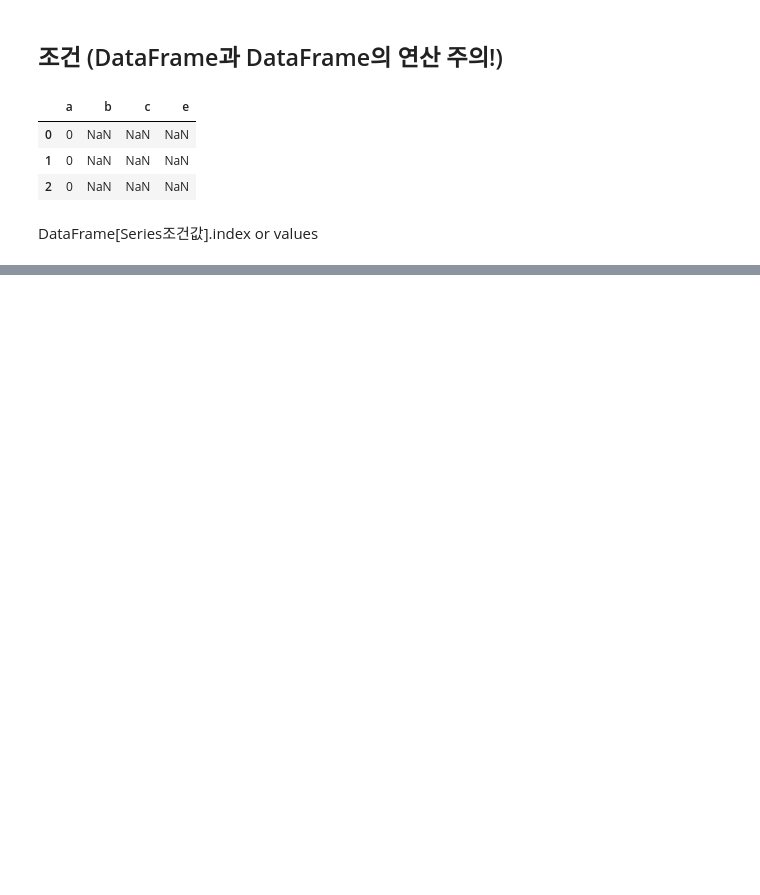
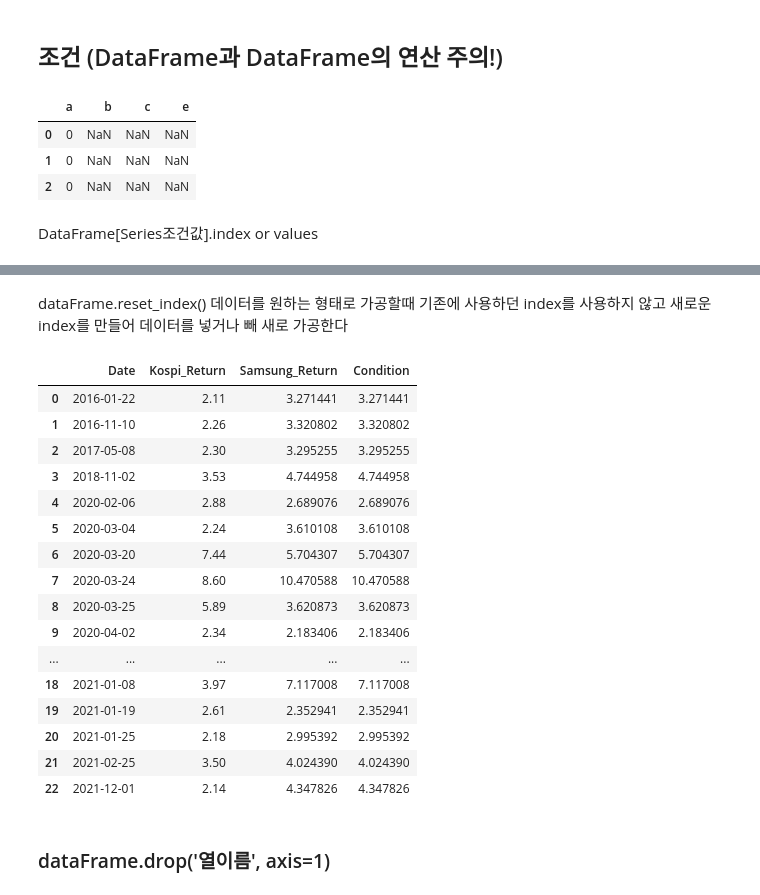
Before and after one commit to DavidEugen/study.python.start, a Jupyter notebook: pandas/03_DataFrame.ipynb, the cells around one changed output, grey strips where cells are left out. Cells and saved outputs as stored; diff of their text form; code cells hidden in the pictures; blank space fills up the shorter version.

```diff
--- a/pandas/03_DataFrame.ipynb
+++ b/pandas/03_DataFrame.ipynb
@@ -1360,0 +1539,2 @@ FileNotFoundError: [Errno 2] No such file or directory: 'samsung_kospi_excel.xls
+# %%
+pd.set_option('display.max_rows', None)
@@ -1360,0 +1586,3 @@ FileNotFoundError: [Errno 2] No such file or directory: 'samsung_kospi_excel.xls
+# %%
+df['Condition'] = np.where(((df['Kospi_Return'] >=2) & (df['Samsung_Return']>=2)), df['Samsung_Return'], np.nan)
+df['Condition'] # 조건에 해당하는 series 생성
@@ -1360,0 +1644,7 @@ FileNotFoundError: [Errno 2] No such file or directory: 'samsung_kospi_excel.xls
+# %%
+df_samsung = pd.read_excel('samsung_kospi_excel.xlsx', sheet_name = 'samsung', index_col = 0)
+
+df_kospi = pd.read_excel('samsung_kospi_excel.xlsx', sheet_name = 'kospi', index_col = 0)
+
+df['Condition'] = np.where(((df['Kospi_Return'] >=2) & (df['Samsung_Return']>=2)), df['Samsung_Return'], np.nan)
+df
@@ -1360,0 +1670,4 @@ FileNotFoundError: [Errno 2] No such file or directory: 'samsung_kospi_excel.xls
+# %%
+df_result = df.dropna() # Nan을 날린다
+
+df_result
@@ -1360,0 +1693,25 @@ FileNotFoundError: [Errno 2] No such file or directory: 'samsung_kospi_excel.xls
+# %% [markdown]
+dataFrame.reset_index() 데이터를 원하는 형태로 가공할때 기존에 사용하던 index를 사용하지 않고 새로운 index를 만들어 데이터를 넣거나 빼 새로 가공한다
+# %%
+df_reset = df_result.reset_index()
+df_reset
+# %% [output]
+|  | Date | Kospi_Return | Samsung_Return | Condition |
+| 0 | 2016-01-22 | 2.11 | 3.271441 | 3.271441 |
+| 1 | 2016-11-10 | 2.26 | 3.320802 | 3.320802 |
+| 2 | 2017-05-08 | 2.30 | 3.295255 | 3.295255 |
+| 3 | 2018-11-02 | 3.53 | 4.744958 | 4.744958 |
+| 4 | 2020-02-06 | 2.88 | 2.689076 | 2.689076 |
+| 5 | 2020-03-04 | 2.24 | 3.610108 | 3.610108 |
+| 6 | 2020-03-20 | 7.44 | 5.704307 | 5.704307 |
+| 7 | 2020-03-24 | 8.60 | 10.470588 | 10.470588 |
+| 8 | 2020-03-25 | 5.89 | 3.620873 | 3.620873 |
+| 9 | 2020-04-02 | 2.34 | 2.183406 | 2.183406 |
+| ... | ... | ... | ... | ... |
+| 18 | 2021-01-08 | 3.97 | 7.117008 | 7.117008 |
+| 19 | 2021-01-19 | 2.61 | 2.352941 | 2.352941 |
+| 20 | 2021-01-25 | 2.18 | 2.995392 | 2.995392 |
+| 21 | 2021-02-25 | 3.50 | 4.024390 | 4.024390 |
+| 22 | 2021-12-01 | 2.14 | 4.347826 | 4.347826 |
+# %% [markdown]
+### dataFrame.drop('열이름', axis=1)
```
Also changed, not shown: parts of 31 cells of this notebook, 1 other file.
